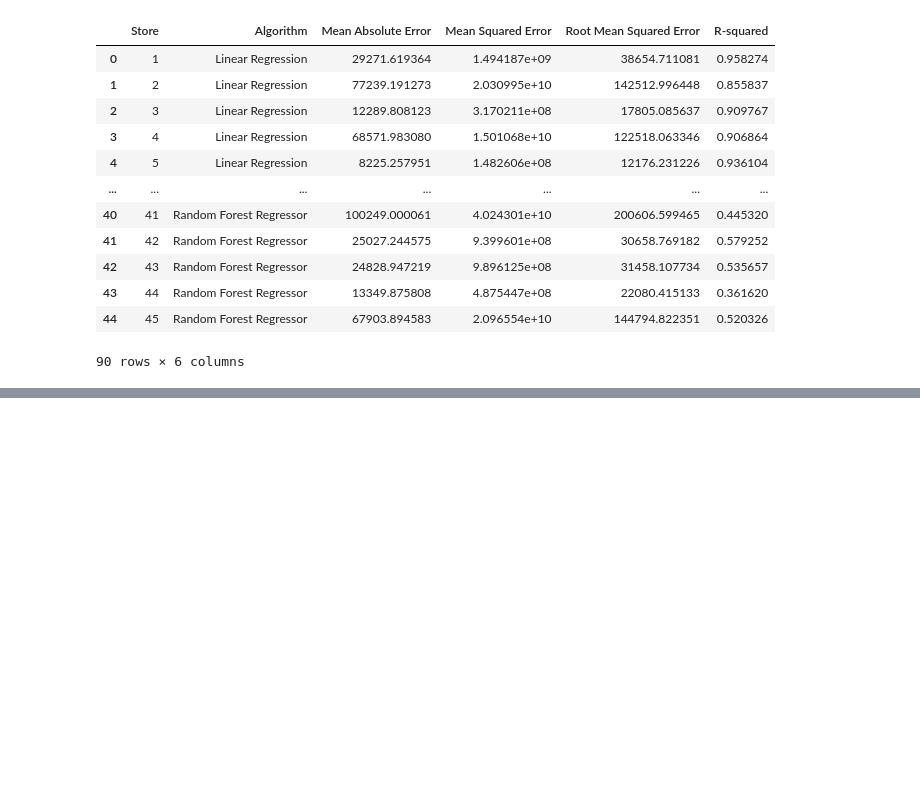
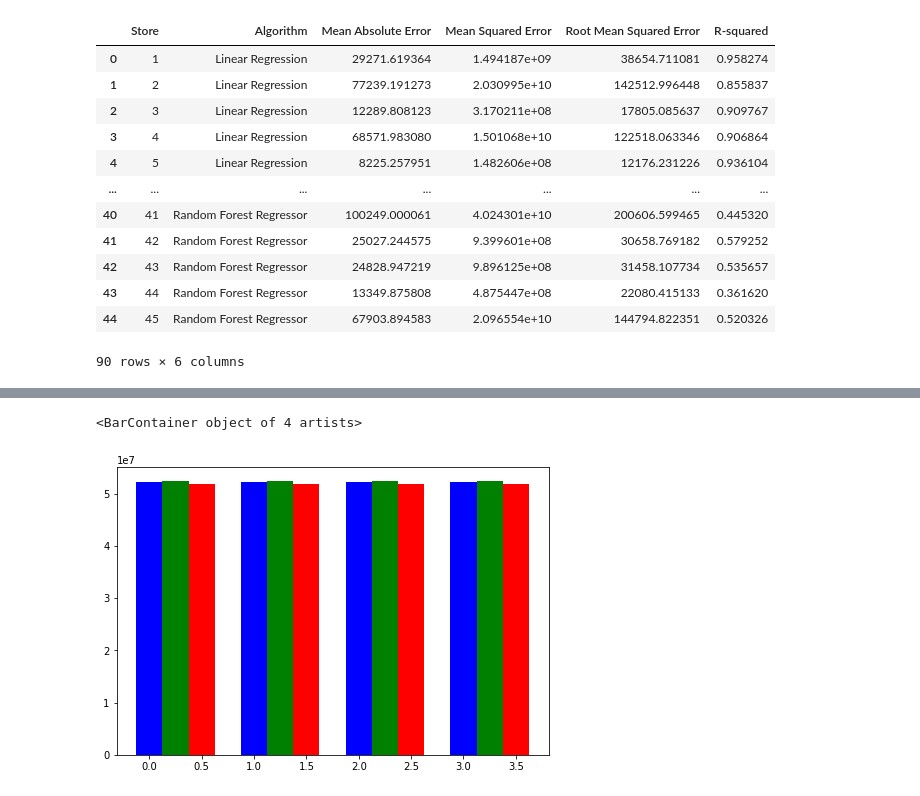
Before and after one commit to Franceskling/final_project, a Jupyter notebook: machine_learning/ALLstores_sales_forecast_ML.ipynb, the cells around one changed output, grey strips where cells are left out. Saved outputs shown, nothing was run; the diff lists cells and outputs as text; code cells hidden in the pictures; blank space fills up the shorter version.

```diff
--- a/machine_learning/ALLstores_sales_forecast_ML.ipynb
+++ b/machine_learning/ALLstores_sales_forecast_ML.ipynb
@@ -503,0 +503,16 @@ plt.show()
+# %%
+store1_actual = actual_vs_prediction_merge.loc[actual_vs_prediction_merge["Store_x"]==1, "Prediction_x"].sum()
+# %%
+store1_predicted_LinearRegression = actual_vs_prediction_merge.loc[actual_vs_prediction_merge["Store_x"]==1, "Actual_x"].sum()
+# %%
+store1_predicted_RandomForest = actual_vs_prediction_merge.loc[actual_vs_prediction_merge["Store_x"]==1, "Prediction_y"].sum()
+# %%
+X = np.arange(4)
+fig = plt.figure()
+ax = fig.add_axes([0,0,1,1])
+ax.bar(X + 0.00, store1_actual, color = 'b', width = 0.25)
+ax.bar(X + 0.25, store1_predicted_LinearRegression, color = 'g', width = 0.25)
+ax.bar(X + 0.50, store1_predicted_RandomForest, color = 'r', width = 0.25)
+# %% [output]
+<BarContainer object of 4 artists>
+[figure, added]
```
Also changed, not shown: parts of 38 cells of this notebook.
